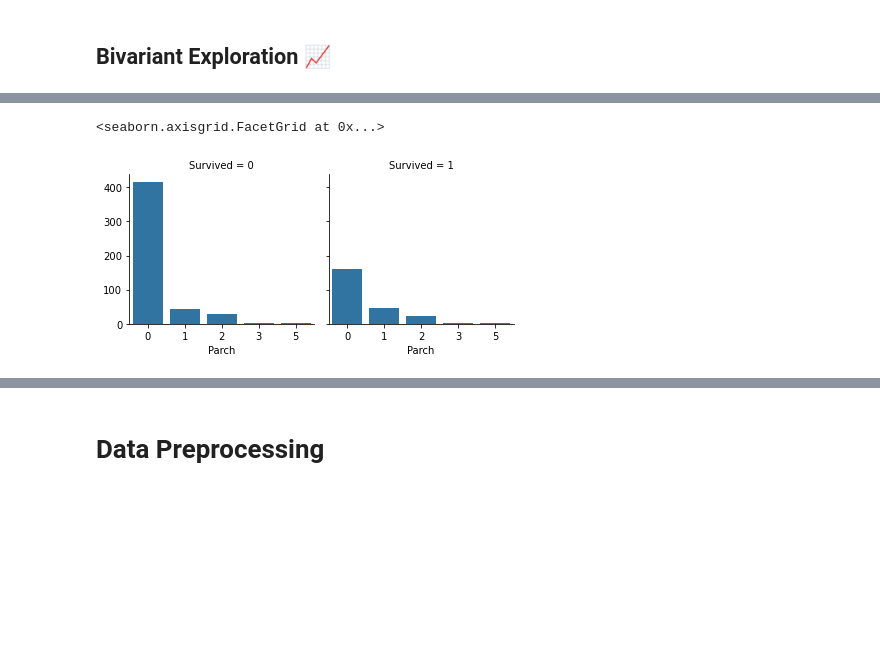
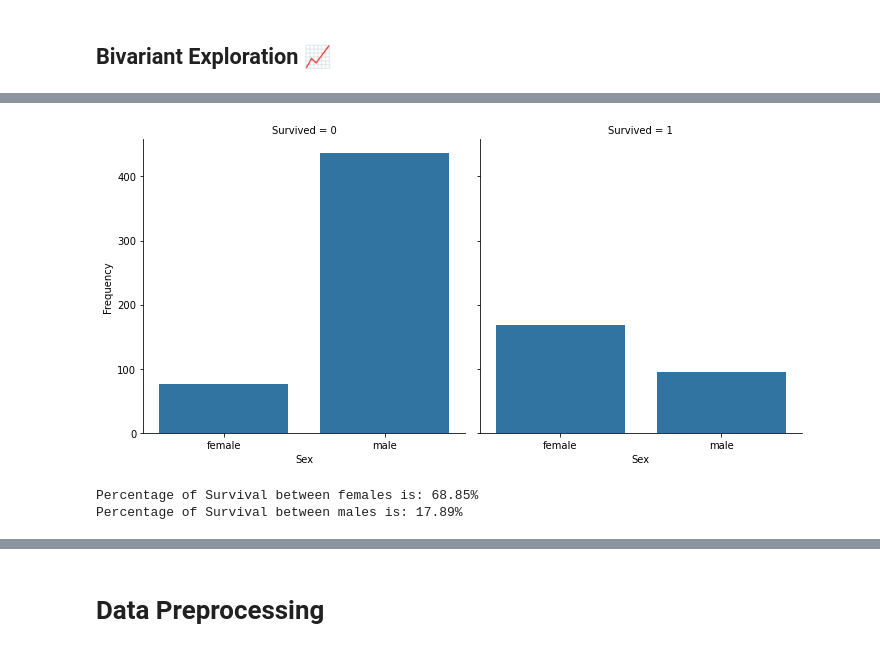
Before and after one commit to Passant-Abdelgalil/Titanic-Kaggle-Competition-, a Jupyter notebook: Titanic.ipynb, the cells around one changed output, grey strips where cells are left out. Drawn from its saved outputs; the diff is of its cells as text; code cells hidden in the pictures; blank space fills up the shorter version.

Commit message:
added comments on graphs

```diff
--- a/Titanic.ipynb
+++ b/Titanic.ipynb
@@ -15,7 +15,5 @@ from sklearn.ensemble import GradientBoostingClassifier
 # %% [markdown]
 # Importing Data 📥
 # %%
-train_df = pd.read_csv("./train.csv")
-test_df = pd.read_csv("./test.csv")
-y = train_df['Survived']
-train_row = train_df.shape[0]
+train_df = pd.read_csv("./Data/train.csv")
+test_df = pd.read_csv("./Data/test.csv")
@@ -28 +50,6 @@ data.info()
+# %%
+### replacing the shortcuts to be more informative
+
+train_df['Embarked'].replace({'C':'Cherbourg', 'Q':'Queenstown', 'S':'Southampton'}, inplace = True)
+test_df['Embarked'].replace({'C':'Cherbourg', 'Q':'Queenstown', 'S':'Southampton'}, inplace = True)
 # %%
@@ -129,6 +266,15 @@ g.map(sns.countplot,  'Pclass')
 # %%
-g = sns.FacetGrid(data = train_df, col = 'Survived')
-g.map(sns.countplot,  'Parch')
+###   Sex vs Survived
+
+g = sns.FacetGrid(data = train_df, col = 'Survived', height = 5)
+g.map(sns.countplot, 'Sex', order = ['female', 'male'])
+g.set_axis_labels( "Sex","Frequency")
+g.tight_layout()
 # %% [output]
-<seaborn.axisgrid.FacetGrid at 0x...>
-[figure, old version]
+[figure, new version]
+# %%
+print("Percentage of Survival between females is: {:.2f}%".format(train_df.loc[train_df['Sex']=='female','Survived'].mean()*100))
+print("Percentage of Survival between males is: {:.2f}%".format(train_df.loc[train_df['Sex']=='male', 'Survived'].mean()*100))
+# %% [output]
+Percentage of Survival between females is: 68.85%
+Percentage of Survival between males is: 17.89%
```
Also changed, not shown: parts of 75 cells of this notebook.
